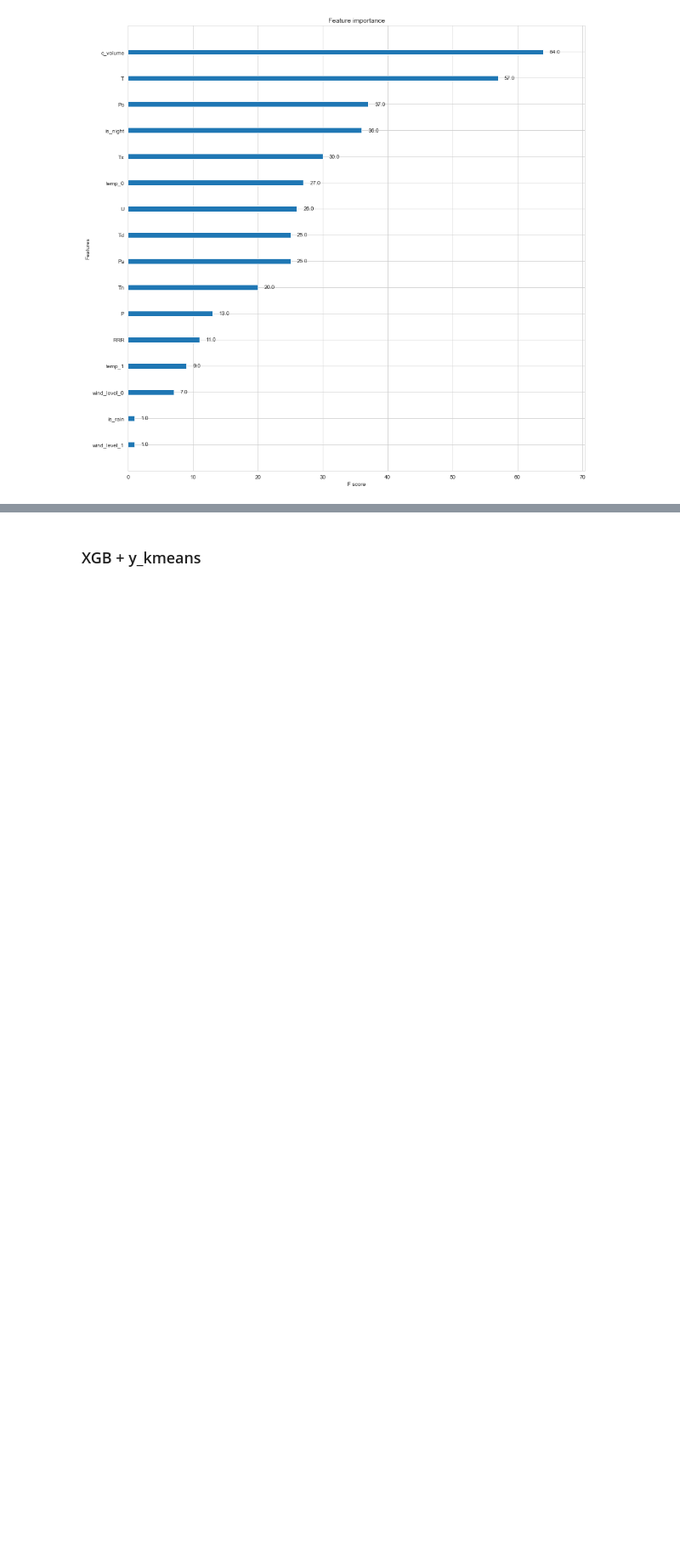
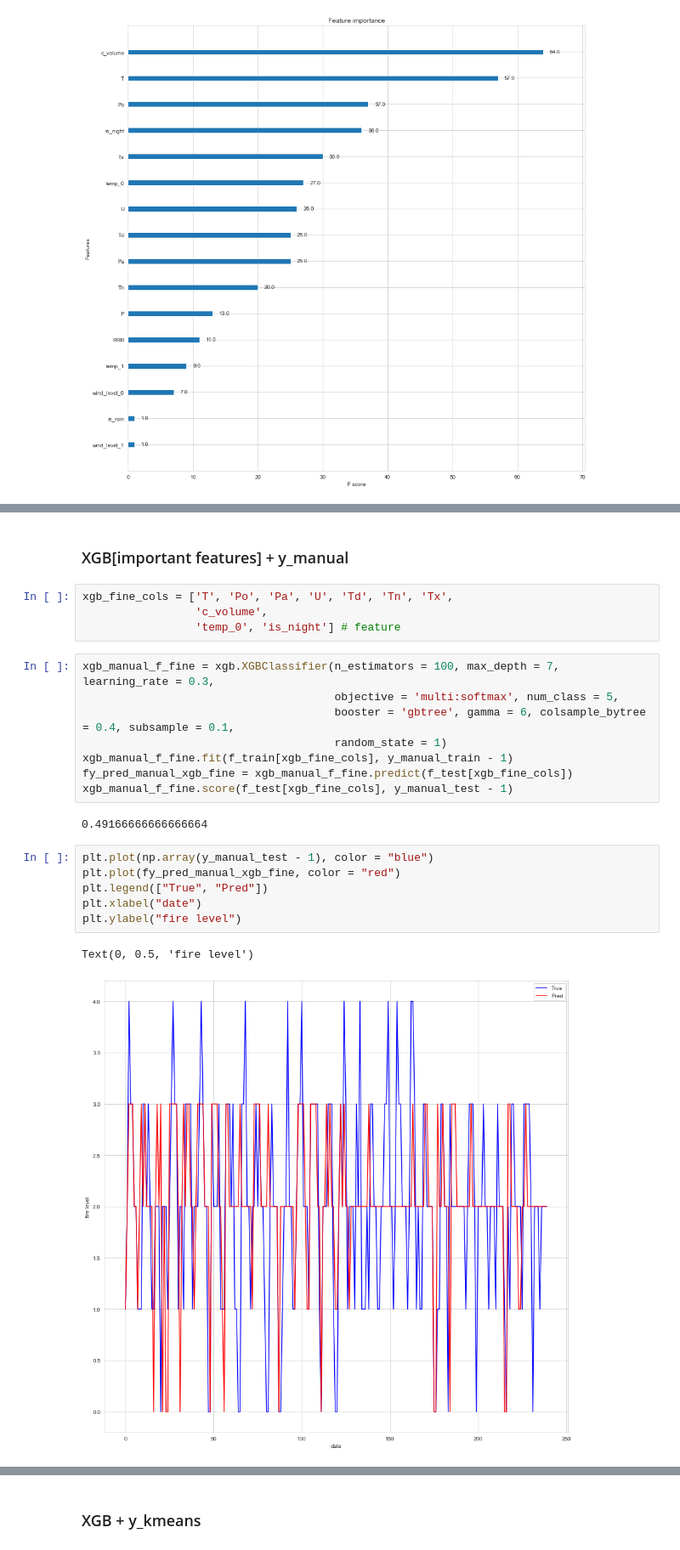
Before and after one commit to wshy1999/Fire_Alarm_Prediction, a Jupyter notebook: fire_shifted.ipynb, the cells around one changed output, grey strips where cells are left out. Shown at 85% size. Drawn from its saved outputs; the diff is of its cells as text; blank space fills up the shorter version.

Commit message:
choose important features of XGB

```diff
--- a/fire_shifted.ipynb
+++ b/fire_shifted.ipynb
@@ -1024,3 +1022,28 @@ xgb.plot_importance(xgb_manual_f)
 xgb.to_graphviz(xgb_manual_f, num_trees = 2)
 # %% [output]
 [drawing not drawn]
+# %% [markdown]
+### XGB[important features] + y_manual
+# %%
+xgb_fine_cols = ['T', 'Po', 'Pa', 'U', 'Td', 'Tn', 'Tx',
+                 'c_volume',
+                 'temp_0', 'is_night'] # feature
+# %%
+xgb_manual_f_fine = xgb.XGBClassifier(n_estimators = 100, max_depth = 7, learning_rate = 0.3,
+                                      objective = 'multi:softmax', num_class = 5,
+                                      booster = 'gbtree', gamma = 6, colsample_bytree = 0.4, subsample = 0.1,
+                                      random_state = 1)
+xgb_manual_f_fine.fit(f_train[xgb_fine_cols], y_manual_train - 1)
+fy_pred_manual_xgb_fine = xgb_manual_f_fine.predict(f_test[xgb_fine_cols])
+xgb_manual_f_fine.score(f_test[xgb_fine_cols], y_manual_test - 1)
+# %% [output]
+0.49166666666666664
+# %%
+plt.plot(np.array(y_manual_test - 1), color = "blue")
+plt.plot(fy_pred_manual_xgb_fine, color = "red")
+plt.legend(["True", "Pred"])
+plt.xlabel("date")
+plt.ylabel("fire level")
+# %% [output]
+Text(0, 0.5, 'fire level')
+[figure, added]
```
Also changed, not shown: parts of 13 cells of this notebook.
